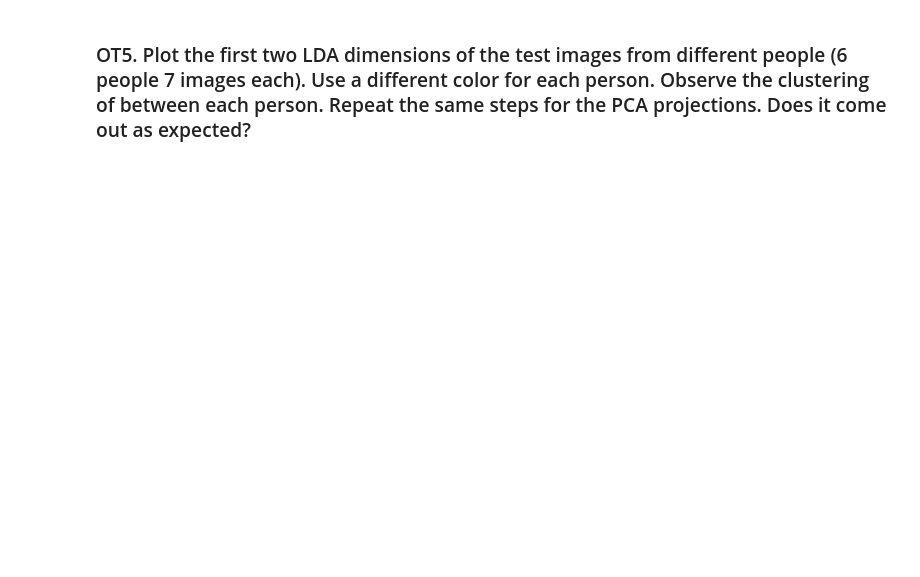
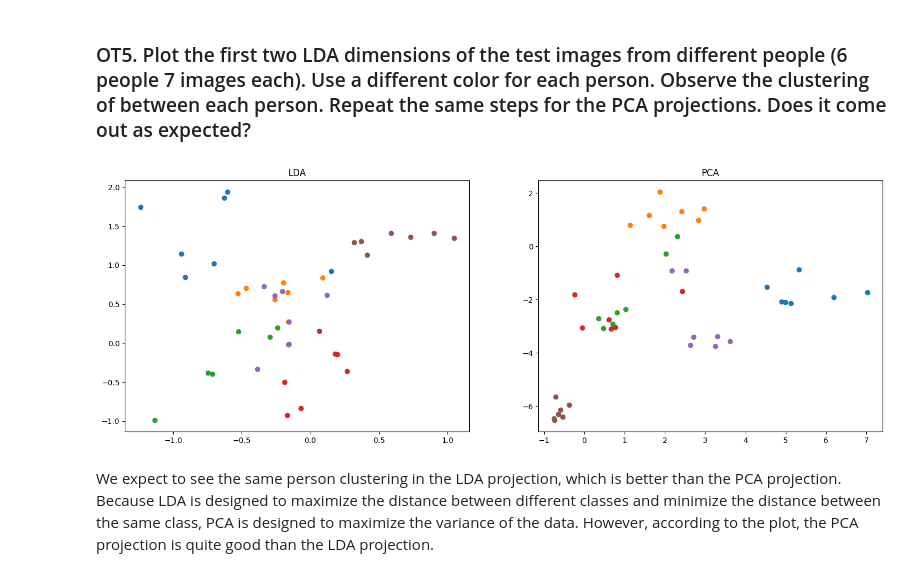
Before and after one commit to ppirch/Pattern_2024, a Jupyter notebook: HW/HW03/HW3_Fisherfaces(student).ipynb, the cells around one changed output. Saved outputs shown, nothing was run; the diff lists cells and outputs as text; code cells hidden in the pictures; blank space fills up the shorter version.

```diff
--- a/HW/HW03/HW3_Fisherfaces(student).ipynb
+++ b/HW/HW03/HW3_Fisherfaces(student).ipynb
@@ -956,2 +1024,19 @@ print(f'False alarm rate: {far[1]}')
 # %% [markdown]
 ### OT5. Plot the first two LDA dimensions of the test images from different people (6 people 7 images each). Use a different color for each person. Observe the clustering of between each person. Repeat the same steps for the PCA projections. Does it come out as expected?
+# %%
+test_feat = 7
+
+lda_projections = [projection_vectors_D.T[:2, idx*test_feat:(idx+1)*test_feat] for idx in range(6)]
+pca_projections = [D_reduced.T[:2, idx*test_feat:(idx+1)*test_feat] for idx in range(6)]
+
+
+fig, axes = plt.subplots(1, 2, figsize=(18, 6))
+for i in range(6):
+    axes[0].scatter(lda_projections[i][0], lda_projections[i][1], label=i)
+    axes[0].set_title("LDA")
+    axes[1].scatter(pca_projections[i][0], pca_projections[i][1], label=i)
+    axes[1].set_title("PCA")
+# %% [output]
+[figure, added]
+# %% [markdown]
+We expect to see the same person clustering in the LDA projection, which is better than the PCA projection. Because LDA is designed to maximize the distance between different classes and minimize the distance between the same class, PCA is designed to maximize the variance of the data. However, according to the plot, the PCA projection is quite good than the LDA projection.
```
Also changed, not shown: parts of 43 cells of this notebook, 1 other file.
